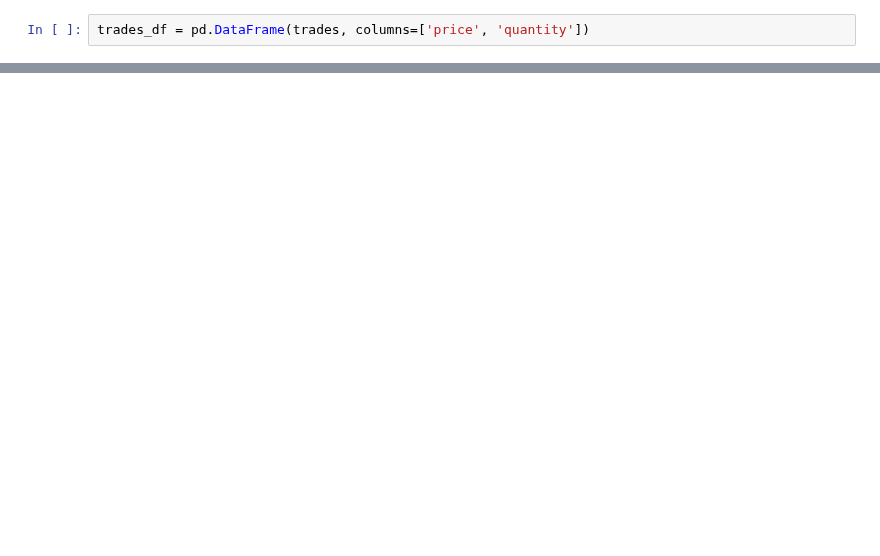
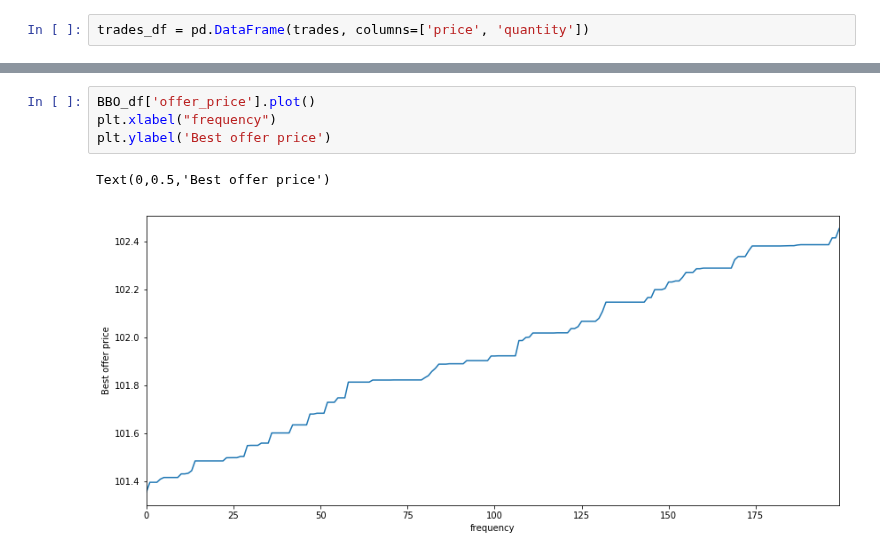
Before and after one commit to franklili3/Python-for-Finance-Engineering, a Jupyter notebook: homework1/OrderBookSimulator.ipynb, the cells around one changed output, grey strips where cells are left out. Saved outputs shown, nothing was run; the diff lists cells and outputs as text; blank space fills up the shorter version.

```diff
--- a/homework1/OrderBookSimulator.ipynb
+++ b/homework1/OrderBookSimulator.ipynb
@@ -119,0 +101,7 @@ trades_df['price'].plot()
+# %%
+BBO_df['offer_price'].plot()
+plt.xlabel("frequency")
+plt.ylabel('Best offer price')
+# %% [output]
+Text(0,0.5,'Best offer price')
+[figure, added]
```
Also changed, not shown: parts of 19 cells of this notebook, 1 other file.
